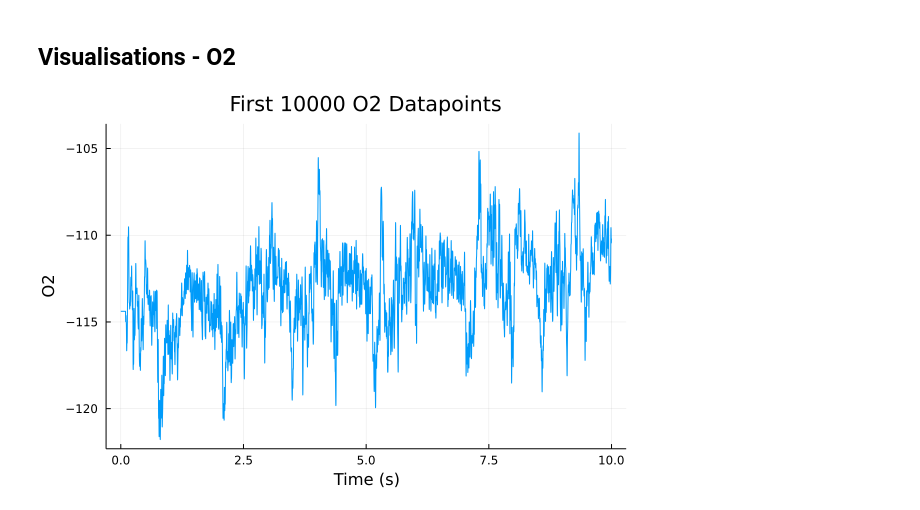
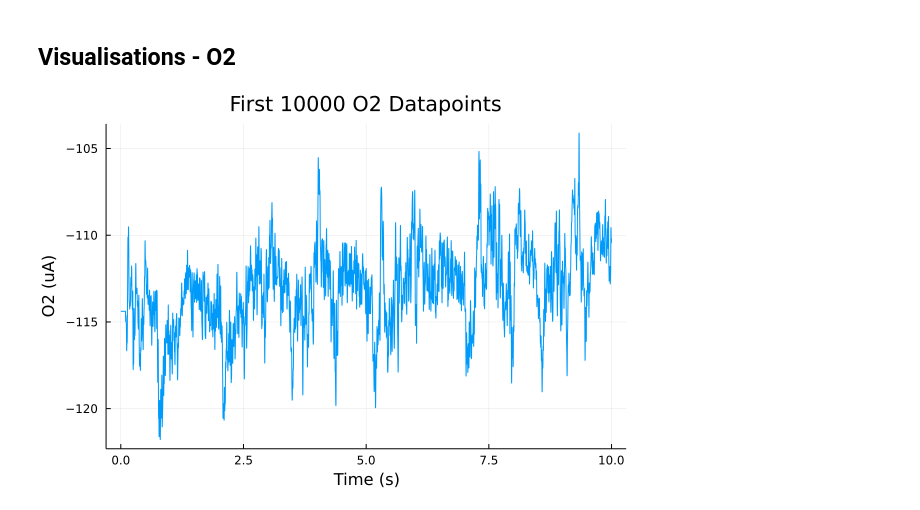
Before and after one commit to alexelwood14/O2-LFP-modelling, a Jupyter notebook: src/visualisations.ipynb, the cells around one changed output. Saved outputs shown, nothing was run; the diff lists cells and outputs as text; code cells hidden in the pictures.

```diff
--- a/src/visualisations.ipynb
+++ b/src/visualisations.ipynb
@@ -94,7 +95,7 @@ o2_data = reduce(vcat,transpose.(o2_data))
 # %%
 plot(o2_data[1:10000, 1], o2_data[1:10000, 2], legend=false)
 title!("First 10000 O2 Datapoints")
 xlabel!("Time (s)")
-ylabel!("O2")
+ylabel!("O2 (uA)")
 # %% [output]
-[figure, old version]
+[figure, new version]
```
Also changed, not shown: parts of 2 cells of this notebook.
